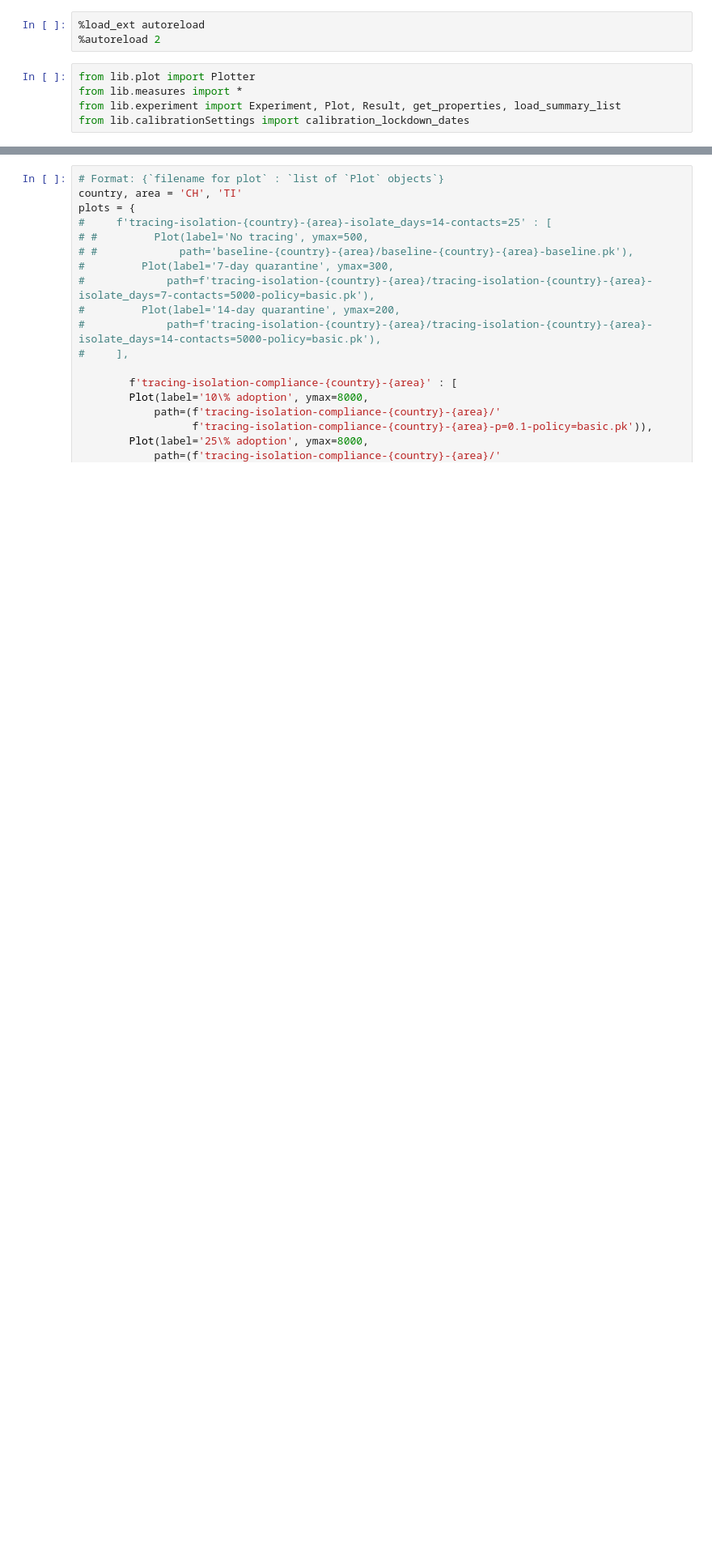
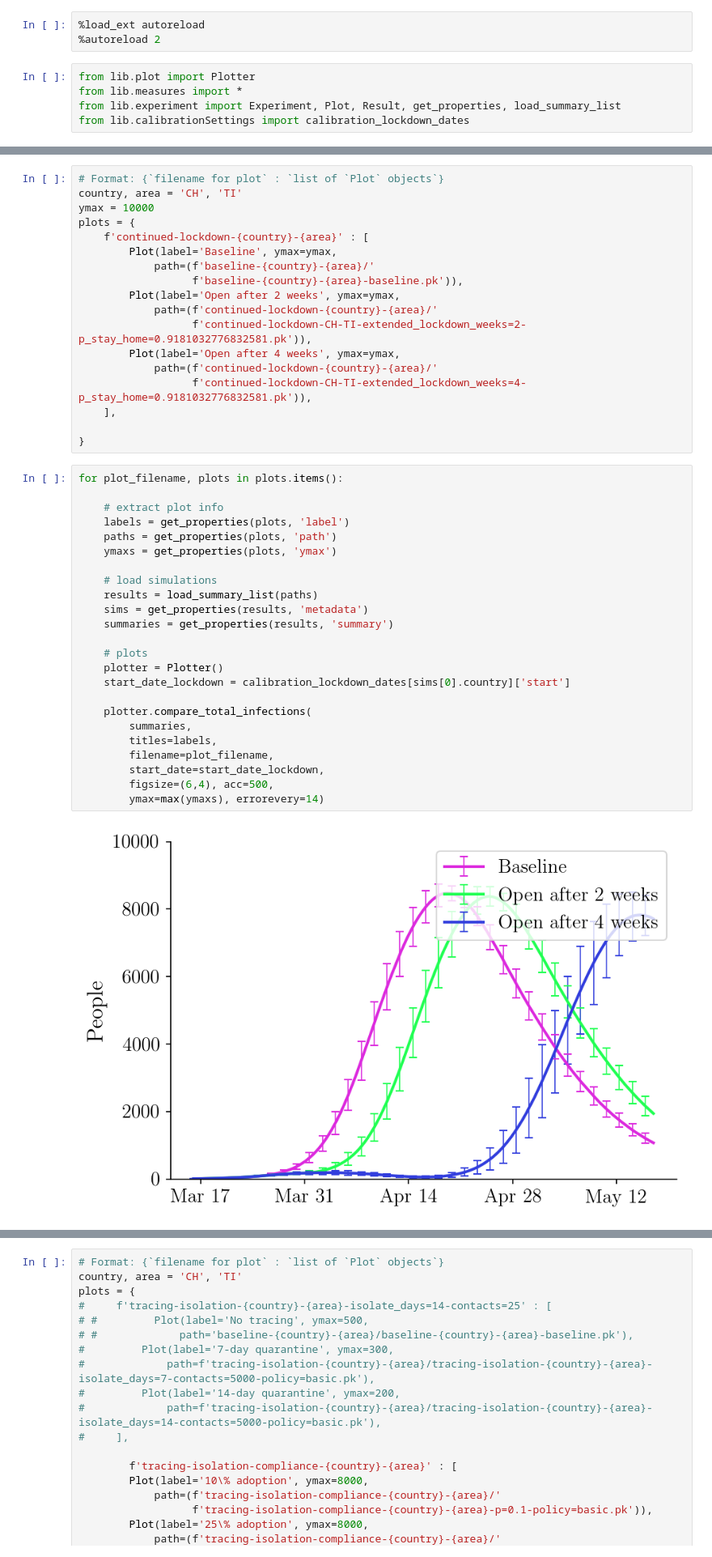
Before and after one commit to covid19-model/simulator, a Jupyter notebook: sim/sim-plot.ipynb, the cells around one changed output, grey strips where cells are left out. Shown at 81% size. Drawn from its saved outputs; the diff is of its cells as text; blank space fills up the shorter version.

```diff
--- a/sim/sim-plot.ipynb
+++ b/sim/sim-plot.ipynb
@@ -13 +15,45 @@ from lib.calibrationSettings import calibration_lockdown_dates
+# %%
+# Format: {`filename for plot` : `list of `Plot` objects`}
+country, area = 'CH', 'TI'
+ymax = 10000
+plots = {
+    f'continued-lockdown-{country}-{area}' : [
+        Plot(label='Baseline', ymax=ymax,
+            path=(f'baseline-{country}-{area}/'
+                  f'baseline-{country}-{area}-baseline.pk')),
+        Plot(label='Open after 2 weeks', ymax=ymax,
+            path=(f'continued-lockdown-{country}-{area}/'
+                  f'continued-lockdown-CH-TI-extended_lockdown_weeks=2-p_stay_home=0.9181032776832581.pk')),
+        Plot(label='Open after 4 weeks', ymax=ymax,
+            path=(f'continued-lockdown-{country}-{area}/'
+                  f'continued-lockdown-CH-TI-extended_lockdown_weeks=4-p_stay_home=0.9181032776832581.pk')),
+    ],
+
+}
+# %%
+for plot_filename, plots in plots.items():
+
+    # extract plot info
+    labels = get_properties(plots, 'label')
+    paths = get_properties(plots, 'path')
+    ymaxs = get_properties(plots, 'ymax')
+
+    # load simulations
+    results = load_summary_list(paths)
+    sims = get_properties(results, 'metadata')
+    summaries = get_properties(results, 'summary')
+
+    # plots
+    plotter = Plotter()
+    start_date_lockdown = calibration_lockdown_dates[sims[0].country]['start']
+
+    plotter.compare_total_infections(
+        summaries,
+        titles=labels,
+        filename=plot_filename,
+        start_date=start_date_lockdown,
+        figsize=(6,4), acc=500,
+        ymax=max(ymaxs), errorevery=14)
+# %% [output]
+[figure, added]
 # %% [markdown]
```
Also changed, not shown: parts of 3 cells of this notebook, 2 other files.
